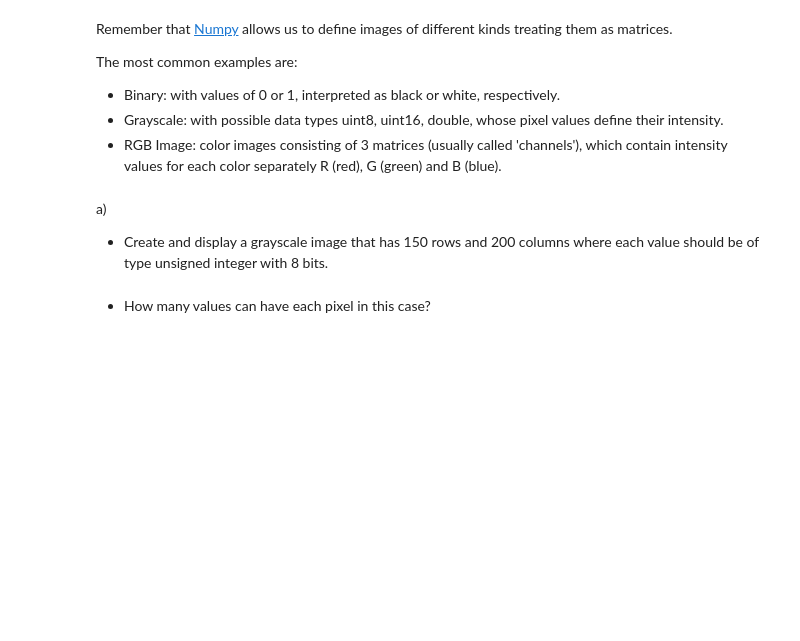
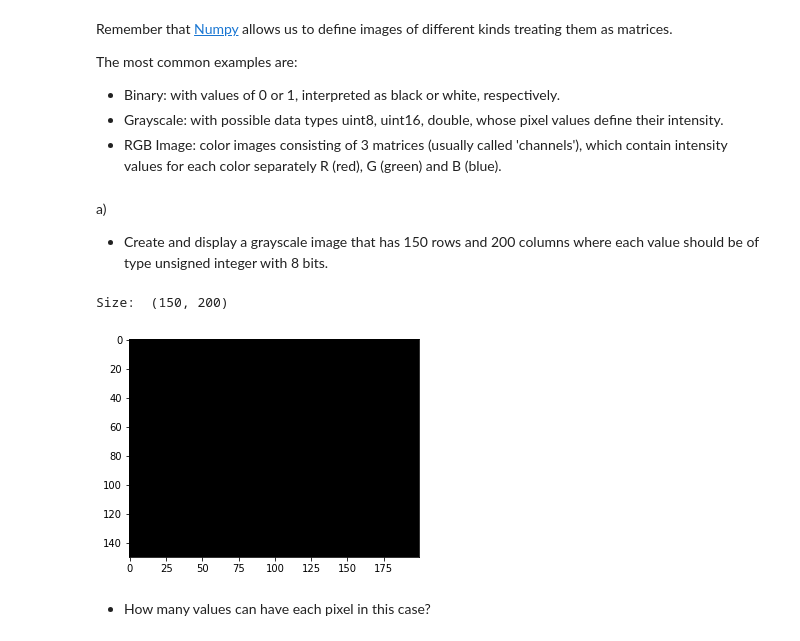
Before and after one commit to eduardgc22/VisioArtificial, a Jupyter notebook: P1_FranciscoDiazRuiz_EduardGranersCastellet/p1_2018-2019_2solve.ipynb, the cells around one changed output. Cells and saved outputs as stored; diff of their text form; code cells hidden in the pictures; blank space fills up the shorter version.

```diff
--- a/P1_FranciscoDiazRuiz_EduardGranersCastellet/p1_2018-2019_2solve.ipynb
+++ b/P1_FranciscoDiazRuiz_EduardGranersCastellet/p1_2018-2019_2solve.ipynb
@@ -61,5 +61,17 @@ The most common examples are:
 # %% [markdown]
 a)
 - Create and display a grayscale image that has 150 rows and 200 columns where each value should be of type unsigned integer with 8 bits.
+# %%
+#1st Exercice A: Declaring a variable as a numpy object
+#and calling its "zeros" function to create a full black image
+# with each element as an 8 bit integer.
+arr_ = np.zeros((150, 200), dtype = np.uint8)
+
+plt.imshow(arr_, cmap = "gray")
+
+print("Size: ", np.shape(arr_))
+# %% [output]
+Size:  (150, 200)
+[figure, added]
 # %% [markdown]
 - How many values can have each pixel in this case?
```
Also changed, not shown: parts of 6 cells of this notebook, 1 other file.
